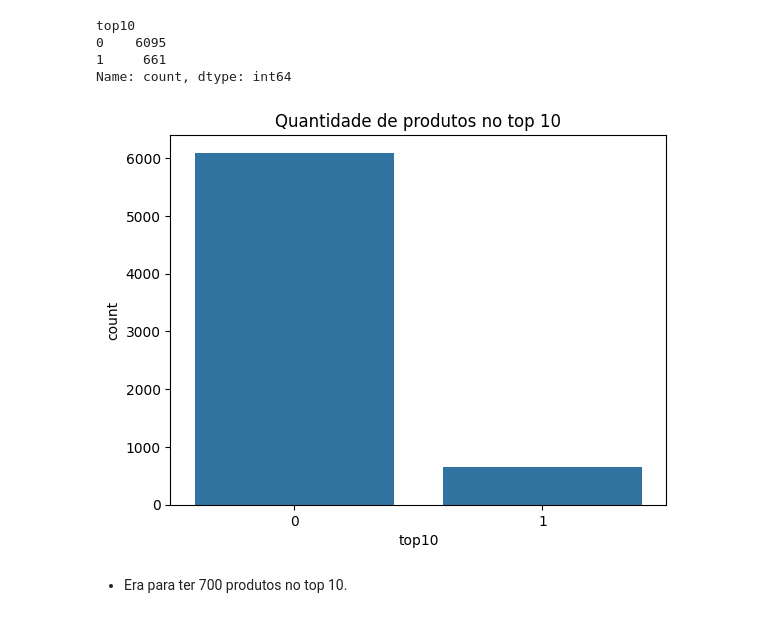
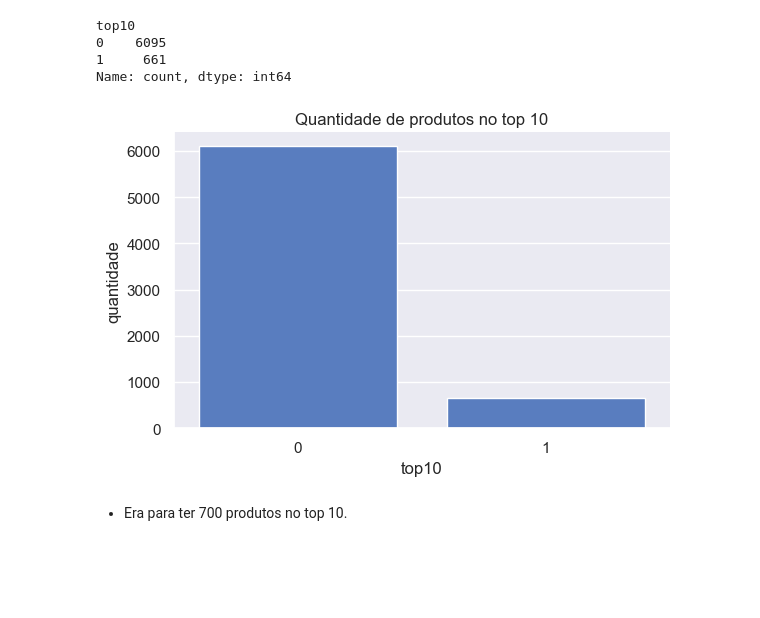
Before and after one commit to DiegowFonseca/amazon-blackfriday-analysis, a Jupyter notebook: notebooks/analysis_exploratory.ipynb, the cells around one changed output. Saved outputs shown, nothing was run; the diff lists cells and outputs as text; code cells hidden in the pictures; blank space fills up the shorter version.

```diff
--- a/notebooks/analysis_exploratory.ipynb
+++ b/notebooks/analysis_exploratory.ipynb
@@ -24,6 +24,14 @@ import pandas as pd
 import numpy as np
 import matplotlib.pyplot as plt
 import seaborn as sns
+
+import warnings
+warnings.filterwarnings('ignore')
+
+# Definir a paleta de cores
+sns.set_style("darkgrid")
+sns.set_palette("muted")
+sns.set_context("notebook")
 # %%
 # Importando a base de dados
 base = pd.read_csv("../data/data_processed/produtos.csv")
@@ -303,10 +337,19 @@ top10
 Name: count, dtype: int64
 # %%
 # Verificando graficamente como ficou a quantidade de produtos no top 10
-sns.barplot(base['top10'].value_counts())
-plt.title("Quantidade de produtos no top 10");
+top10_counts = base['top10'].value_counts().reset_index()
+top10_counts.columns = ['top10', 'quantidade']
+
+# Criando o gráfico
+plt.figure(figsize=(6, 4))
+ax = sns.barplot(data=top10_counts, x='top10', y='quantidade')
+ax.set_title("Quantidade de produtos no top 10")
+ax.spines['top'].set_visible(False)
+ax.spines['right'].set_visible(False)
+plt.tight_layout()
+plt.show()
 # %% [output]
-[figure, old version]
+[figure, new version]
 # %% [markdown]
 - Era para ter 700 produtos no top 10.
 # %% [markdown]
```
Also changed, not shown: parts of 21 cells of this notebook.
